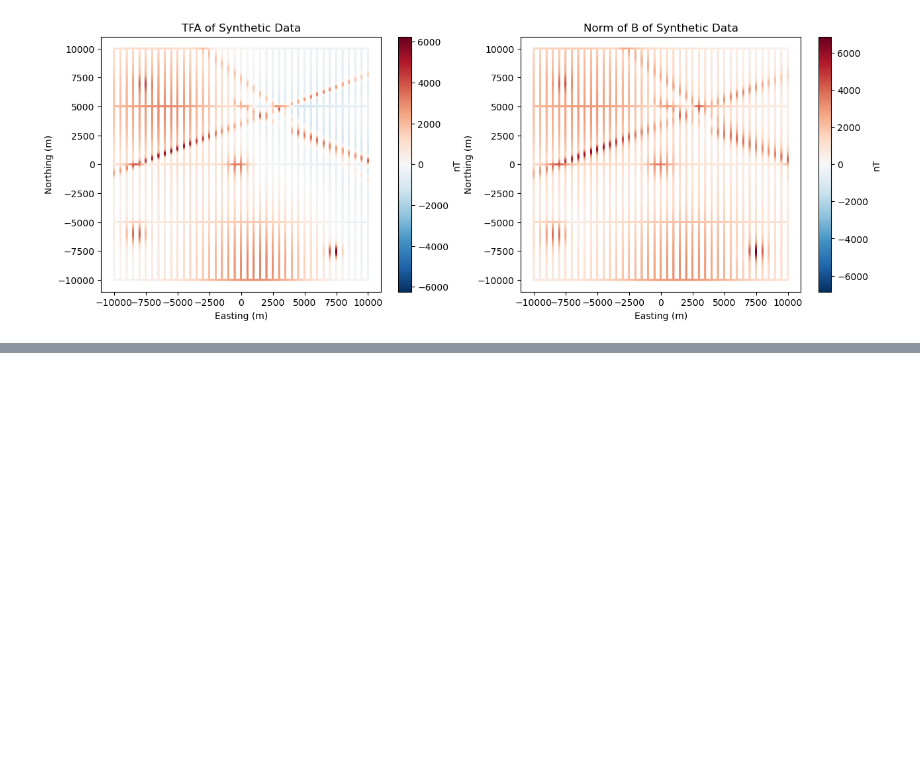
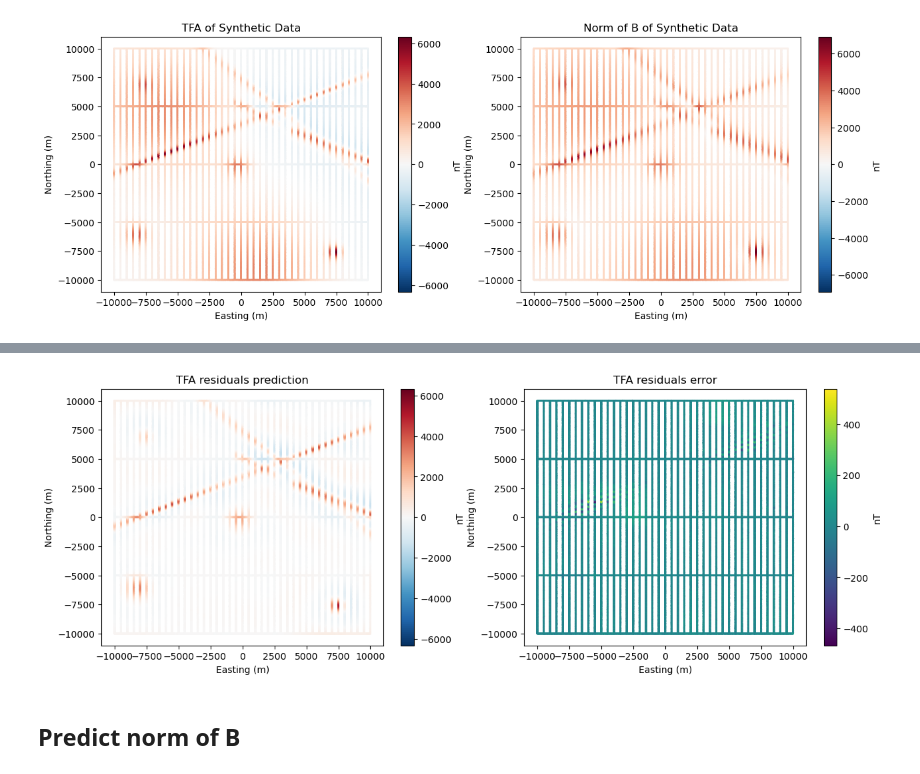
Before and after one commit to compgeolab/eqs-magnetic-dual-layer, a Jupyter notebook: code/02-simple-sources.ipynb, the cells around one changed output, grey strips where cells are left out. Cells and saved outputs as stored; diff of their text form; code cells hidden in the pictures; blank space fills up the shorter version.

```diff
--- a/code/02-simple-sources.ipynb
+++ b/code/02-simple-sources.ipynb
@@ -80,0 +135,9 @@ plt.show()
+# %%
+dampings = [1e1]
+depths = [700, 900]
+parameter_sets = [
+    dict(damping=combo[0], depth=combo[1])
+    for combo in itertools.product(dampings, depths)
+]
+print("Number of combinations:", len(parameter_sets))
+print("Combinations:", parameter_sets)
@@ -80,0 +178,3 @@ plt.show()
+# %%
+best = np.argmin(scores)
+parameter_sets[best]
@@ -80,0 +183,6 @@ plt.show()
+# %%
+%%time
+eqs_shallow = eqs.EquivalentSourcesMagneticGB(random_state=0, block_size=100, **parameter_sets[best])
+eqs_shallow.fit(coordinates, tfa_residuals, field_direction)
+print("dipole height:", eqs_shallow.dipole_coordinates_[2][0])
+print("window size:", eqs_shallow.window_size_)
@@ -80,0 +194,22 @@ plt.show()
+# %%
+tfa_residuals_prediction = eqs.total_field_anomaly(eqs_shallow.predict(coordinates), field_direction)
+
+plt.figure(figsize=(15,5))
+plt.subplot(1,2,1)
+plt.scatter(*coordinates[:2], c=tfa_residuals_prediction, cmap="RdBu_r", s=1, vmin=-scale, vmax=scale)
+plt.title("TFA residuals prediction")
+plt.xlabel("Easting (m)")
+plt.ylabel("Northing (m)")
+plt.colorbar(label="nT")
+
+plt.subplot(1,2,2)
+plt.scatter(*coordinates[:2], c=tfa_residuals - tfa_residuals_prediction, s=1)
+plt.title("TFA residuals error")
+plt.xlabel("Easting (m)")
+plt.ylabel("Northing (m)")
+plt.colorbar(label="nT")
+plt.show()
+# %% [output]
+[figure, added]
+# %% [markdown]
+## Predict norm of B
```
Also changed, not shown: parts of 26 cells of this notebook, 4 other files.
